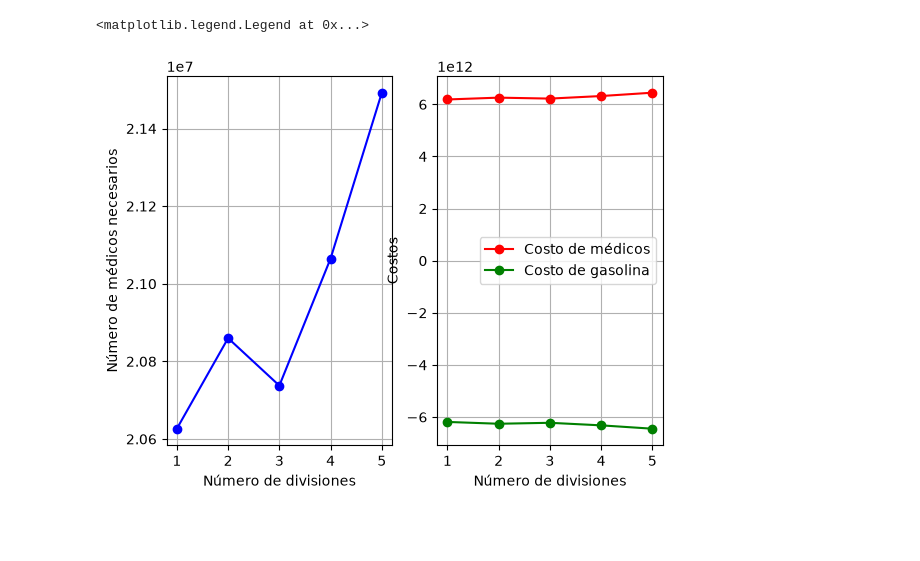
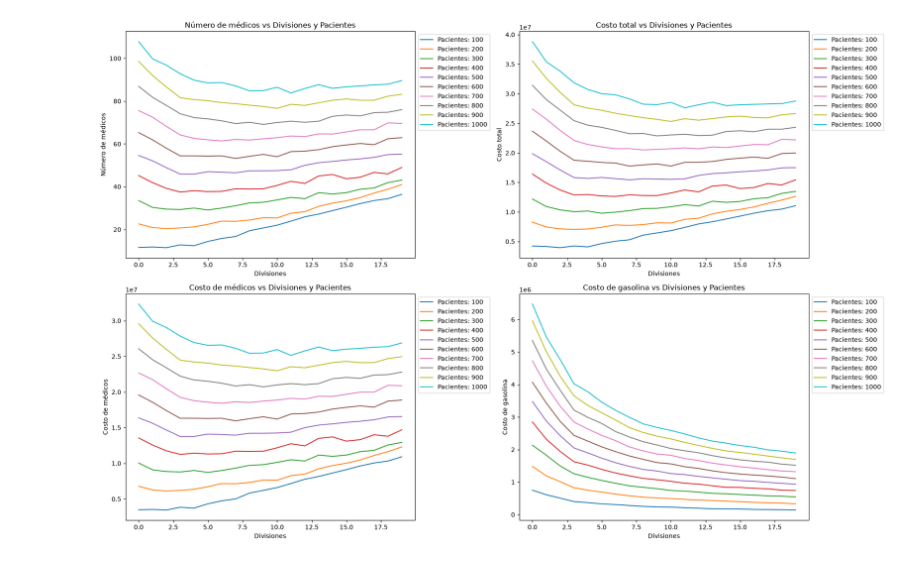
Before and after one commit to robertohincapie/Curso_TAIA, a Jupyter notebook: modelo_prescriptivo_2.ipynb, the cells around one changed output. Saved outputs shown, nothing was run; the diff lists cells and outputs as text; code cells hidden in the pictures; blank space fills up the shorter version.

```diff
--- a/modelo_prescriptivo_2.ipynb
+++ b/modelo_prescriptivo_2.ipynb
@@ -423,21 +435,37 @@ KeyboardInterrupt:
-# %%
-C=np.array(C)
-N=np.array(N)
-Cm=N*S['Cmed']
-Cg=C-Cm
-plt.subplot(1,2,1)
-plt.plot(L,N,'o-b')
-plt.xlabel('Número de divisiones')
-plt.ylabel('Número de médicos necesarios')
-plt.grid()
-
-plt.subplot(1,2,2)
-plt.plot(L,Cm,'o-r', label='Costo de médicos')
-plt.plot(L,Cg,'o-g', label='Costo de gasolina')
-plt.xlabel('Número de divisiones')
-plt.ylabel('Costos')
-plt.grid()
-plt.legend()
-# %% [output]
-<matplotlib.legend.Legend at 0x...>
-[figure, removed]
+# %%
+plt.figure(figsize=(18, 12))
+plt.subplot(2, 2, 1)
+#for i in range(len(L)):
+#    N[i]=N[i]/pacientes[i,0]
+plt.plot(N.T)
+plt.title('Número de médicos vs Divisiones y Pacientes')
+plt.xlabel('Divisiones')
+plt.ylabel('Número de médicos')
+plt.legend([f'Pacientes: {p}' for p in pacientes[:,0]], loc='upper left', bbox_to_anchor=(1, 1))
+
+plt.subplot(2, 2, 2)
+plt.plot(C.T)
+plt.title('Costo total vs Divisiones y Pacientes')
+plt.xlabel('Divisiones')
+plt.ylabel('Costo total')
+plt.legend([f'Pacientes: {p}' for p in pacientes[:,0]], loc='upper left', bbox_to_anchor=(1, 1))
+
+Cm=N*S['Cmed']
+Cgas=C-Cm
+plt.subplot(2, 2, 3)
+plt.plot(Cm.T)
+plt.title('Costo de médicos vs Divisiones y Pacientes')
+plt.xlabel('Divisiones')
+plt.ylabel('Costo de médicos')
+plt.legend([f'Pacientes: {p}' for p in pacientes[:,0]], loc='upper left', bbox_to_anchor=(1, 1))
+
+plt.subplot(2, 2, 4)
+plt.plot(Cgas.T)
+plt.title('Costo de gasolina vs Divisiones y Pacientes')
+plt.xlabel('Divisiones')
+plt.ylabel('Costo de gasolina')
+plt.legend([f'Pacientes: {p}' for p in pacientes[:,0]], loc='upper left', bbox_to_anchor=(1, 1))
+
+plt.tight_layout()
+# %% [output]
+[figure, added]
```
Also changed, not shown: parts of 4 cells of this notebook.
